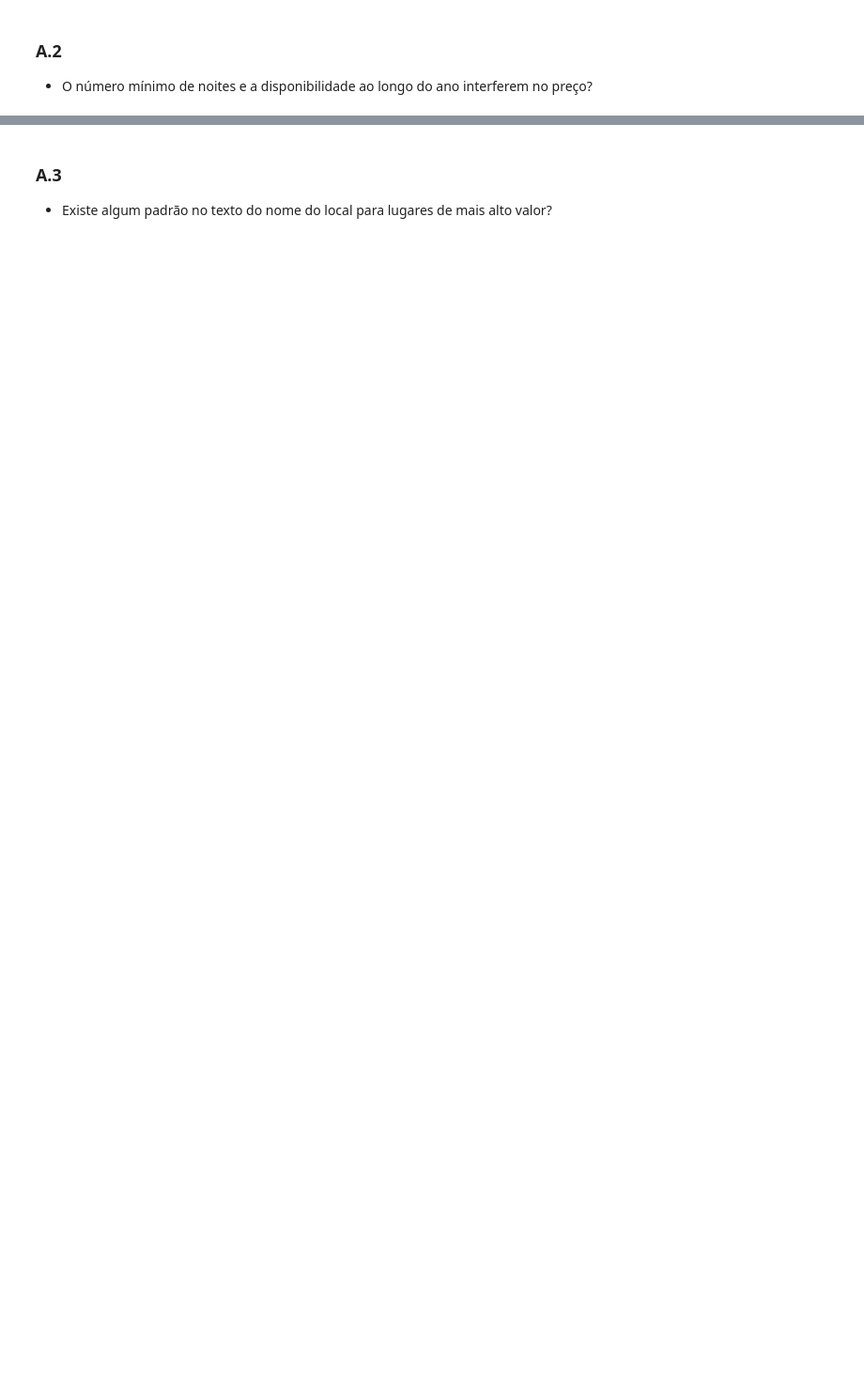
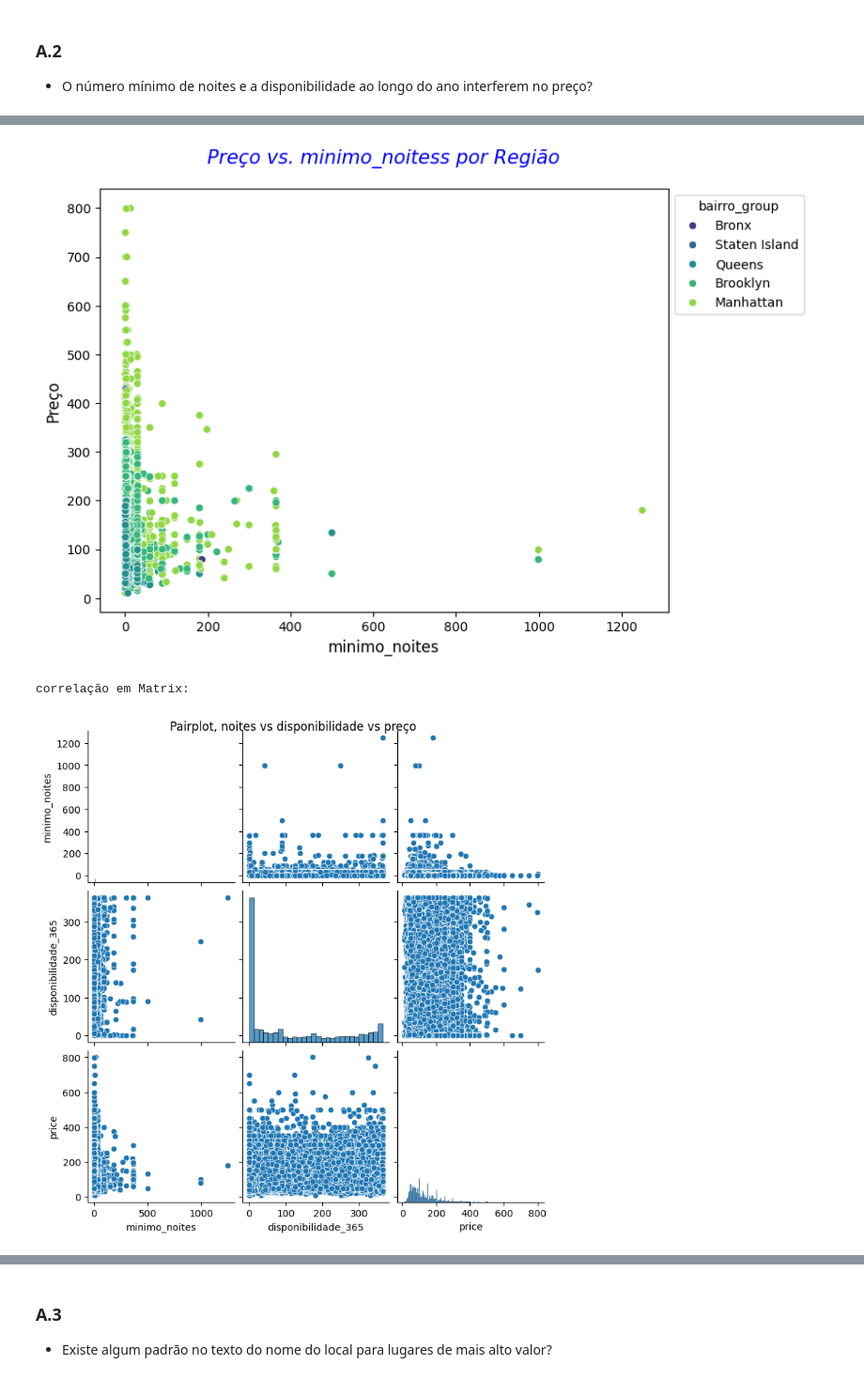
Before and after one commit to SeijiUeno/EDA_NewYork_Listings, a Jupyter notebook: LH_CD_SEIJI.ipynb, the cells around one changed output, grey strips where cells are left out. Shown at 94% size. Drawn from its saved outputs; the diff is of its cells as text; code cells hidden in the pictures; blank space fills up the shorter version.

```diff
--- a/LH_CD_SEIJI.ipynb
+++ b/LH_CD_SEIJI.ipynb
@@ -1344,0 +1320,4 @@ multi_plot_boxplot("dias_sem_hospedagem_por_regiao_EDA_P2", "EDA_P2", "variaçã
+# %%
+dataBase['faturamento'] = dataBase['numero_de_reviews'] * dataBase['minimo_noites'] * dataBase['price']
+media_por_bairro = dataBase.groupby('bairro_group')['faturamento'].mean().astype(float).sort_values(ascending=False)
+print(media_por_bairro)
@@ -1402,0 +1347,27 @@ noites minimas por regiao:
+# %%
+plot_scatter(
+    nome_arquivo='scatterplot_minimo_noites_EDA_P2.png',
+    pasta = 'EDA_P1',
+    titulo='Preço vs. minimo_noitess por Região',
+    dataBase=dataBase,
+    x_col='minimo_noites',
+    y_col='price',
+    hue_col='bairro_group',
+    legenda_x='minimo_noites',
+    legenda_y='Preço',
+    figsize=(8, 6)
+)
+
+tabela = dataBase[['minimo_noites', 'disponibilidade_365', 'price']]
+
+corr_matrix = tabela.corr()
+print('correlação em Matrix:')
+sns.pairplot(tabela)
+plt.suptitle('Pairplot, noites vs disponibilidade vs preço', y=1)
+plt.show()
+plt.close()
+print(corr_matrix)
+# %% [output]
+[figure, added]
+correlação em Matrix:
+[figure, added]
```
Also changed, not shown: parts of 57 cells of this notebook.
